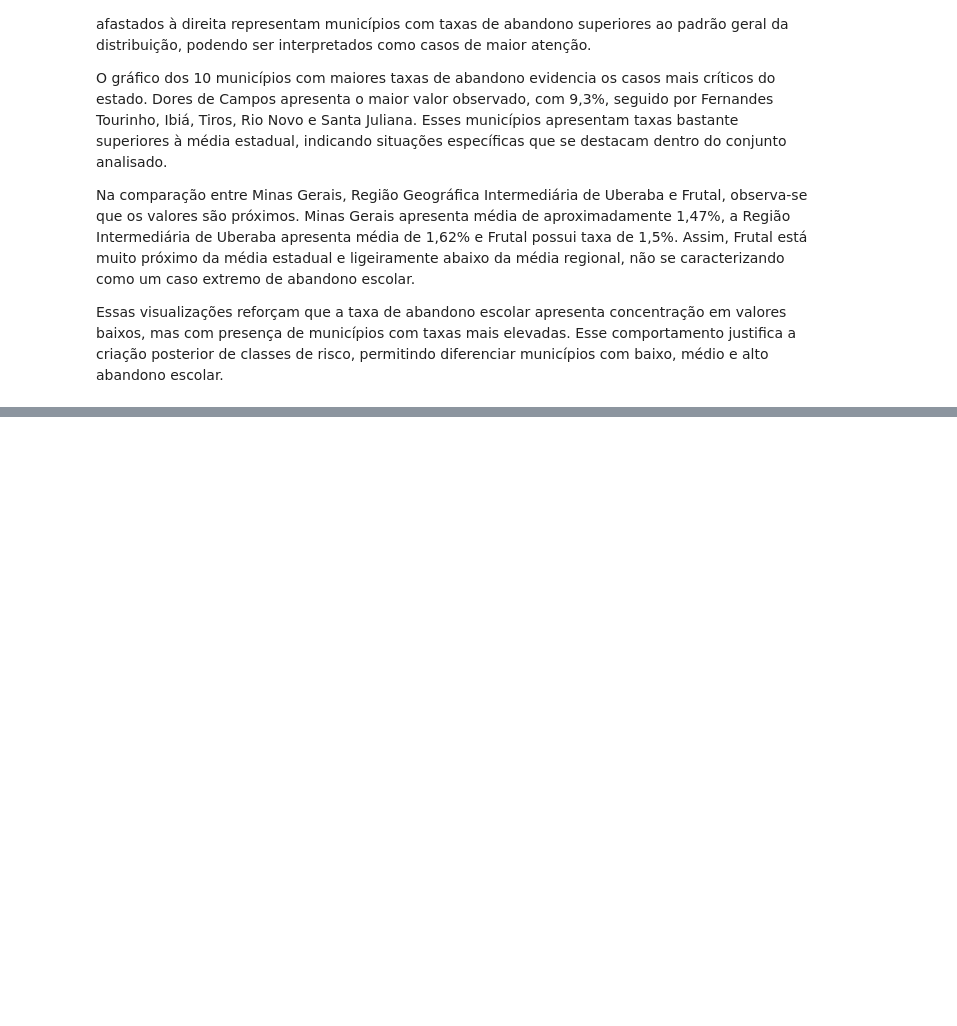
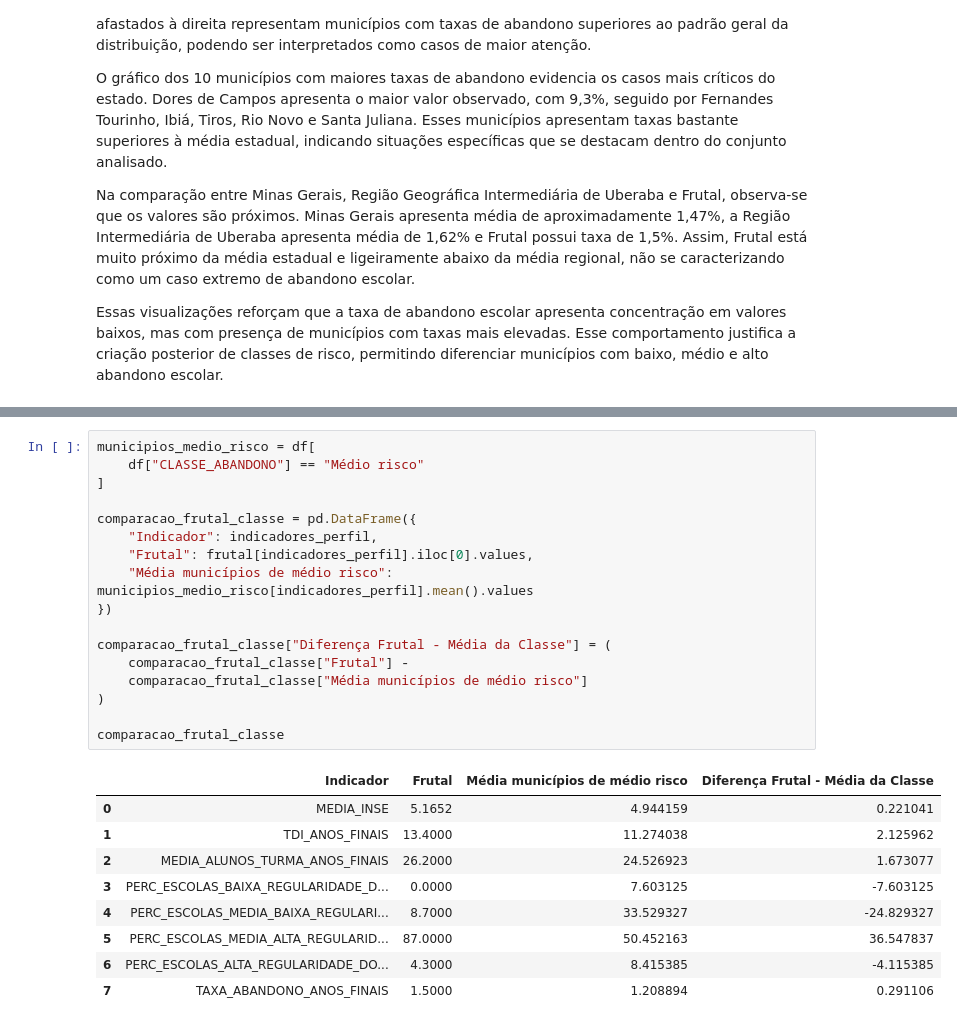
Before and after one commit to RaniellyPatricia/predicao-abandono-escolar-mg, a Jupyter notebook: notebooks/03_analise_exploratoria.ipynb, the cells around one changed output, grey strips where cells are left out. Cells and saved outputs as stored; diff of their text form; blank space fills up the shorter version.

```diff
--- a/notebooks/03_analise_exploratoria.ipynb
+++ b/notebooks/03_analise_exploratoria.ipynb
@@ -576,0 +796,27 @@ Essas visualizações reforçam que a taxa de abandono escolar apresenta concent
+# %%
+municipios_medio_risco = df[
+    df["CLASSE_ABANDONO"] == "Médio risco"
+]
+
+comparacao_frutal_classe = pd.DataFrame({
+    "Indicador": indicadores_perfil,
+    "Frutal": frutal[indicadores_perfil].iloc[0].values,
+    "Média municípios de médio risco": municipios_medio_risco[indicadores_perfil].mean().values
+})
+
+comparacao_frutal_classe["Diferença Frutal - Média da Classe"] = (
+    comparacao_frutal_classe["Frutal"] -
+    comparacao_frutal_classe["Média municípios de médio risco"]
+)
+
+comparacao_frutal_classe
+# %% [output]
+|  | Indicador | Frutal | Média municípios de médio risco | Diferença Frutal - Média da Classe |
+| 0 | MEDIA_INSE | 5.1652 | 4.944159 | 0.221041 |
+| 1 | TDI_ANOS_FINAIS | 13.4000 | 11.274038 | 2.125962 |
+| 2 | MEDIA_ALUNOS_TURMA_ANOS_FINAIS | 26.2000 | 24.526923 | 1.673077 |
+| 3 | PERC_ESCOLAS_BAIXA_REGULARIDADE_D... | 0.0000 | 7.603125 | -7.603125 |
+| 4 | PERC_ESCOLAS_MEDIA_BAIXA_REGULARI... | 8.7000 | 33.529327 | -24.829327 |
+| 5 | PERC_ESCOLAS_MEDIA_ALTA_REGULARID... | 87.0000 | 50.452163 | 36.547837 |
+| 6 | PERC_ESCOLAS_ALTA_REGULARIDADE_DO... | 4.3000 | 8.415385 | -4.115385 |
+| 7 | TAXA_ABANDONO_ANOS_FINAIS | 1.5000 | 1.208894 | 0.291106 |
```
Also changed, not shown: parts of 18 cells of this notebook.
